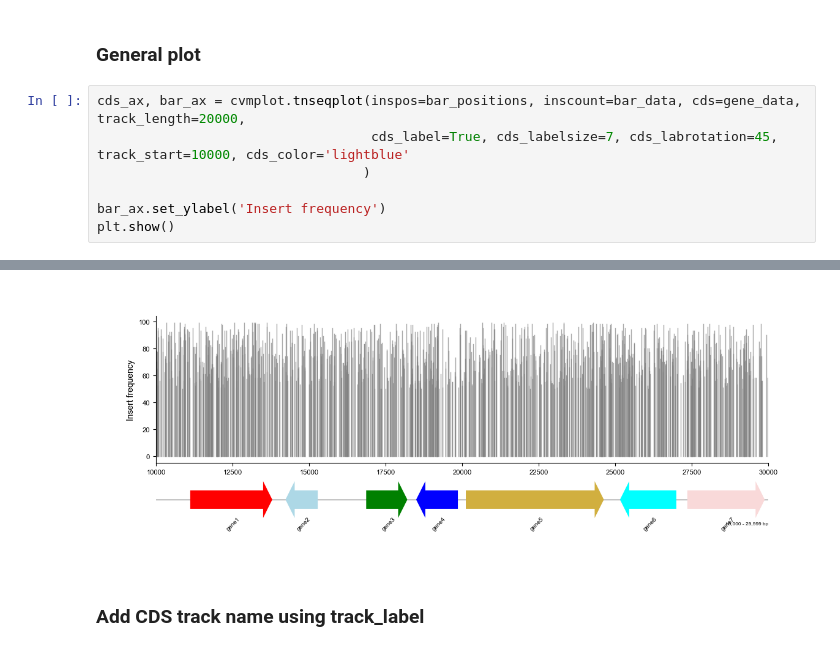
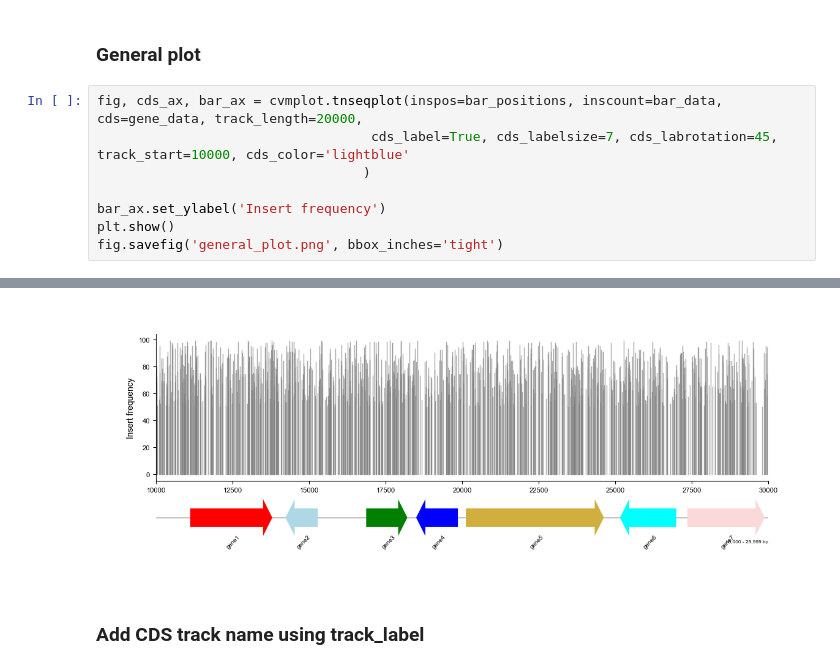
Before and after one commit to hbucqp/cvmplot, a Jupyter notebook: demo/tnseqplot_demo.ipynb, the cells around one changed output, grey strips where cells are left out. Cells and saved outputs as stored; diff of their text form.

```diff
--- a/demo/tnseqplot_demo.ipynb
+++ b/demo/tnseqplot_demo.ipynb
@@ -24,15 +24,16 @@ bar_data = np.random.randint(50,100, size=1000) # Bar plot values
 # %% [markdown]
 ### General plot
 # %%
-cds_ax, bar_ax = cvmplot.tnseqplot(inspos=bar_positions, inscount=bar_data, cds=gene_data, track_length=20000,
+fig, cds_ax, bar_ax = cvmplot.tnseqplot(inspos=bar_positions, inscount=bar_data, cds=gene_data, track_length=20000,
                                    cds_label=True, cds_labelsize=7, cds_labrotation=45, track_start=10000, cds_color='lightblue'
                                   )
 
 bar_ax.set_ylabel('Insert frequency')
 plt.show()
+fig.savefig('general_plot.png', bbox_inches='tight')
 # %% [output]
 [interactive output not drawn]
-[figure, old version]
+[figure, new version]
 # %% [markdown]
 ### Add CDS track name using track_label
 # %%
```
Also changed, not shown: parts of 12 cells of this notebook, 11 other files.
